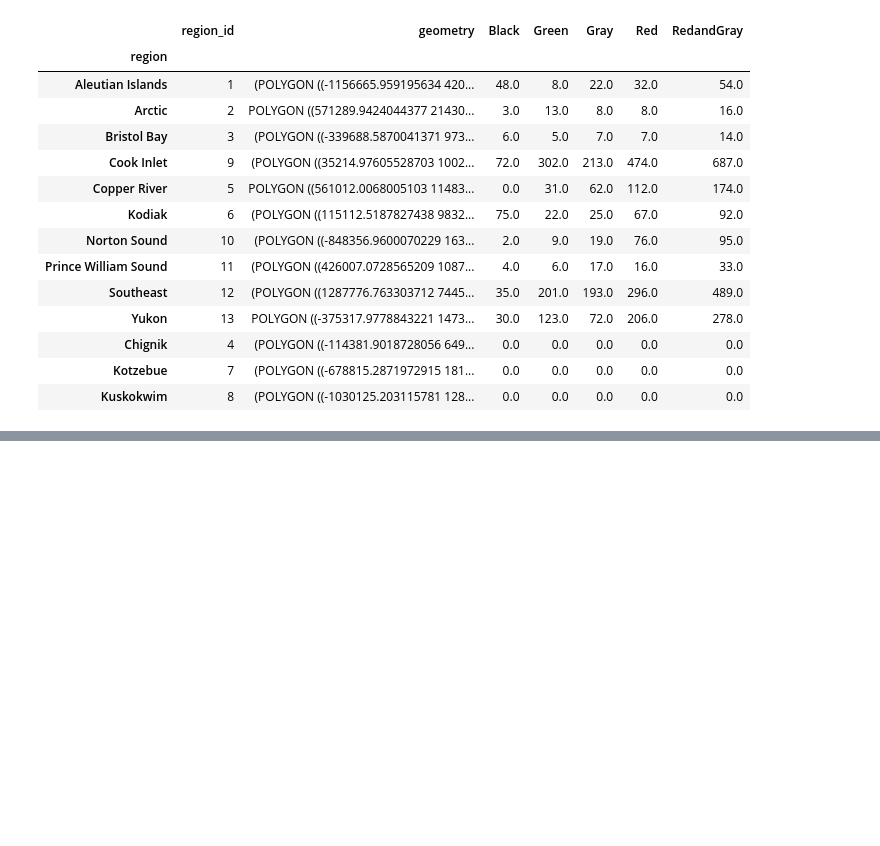
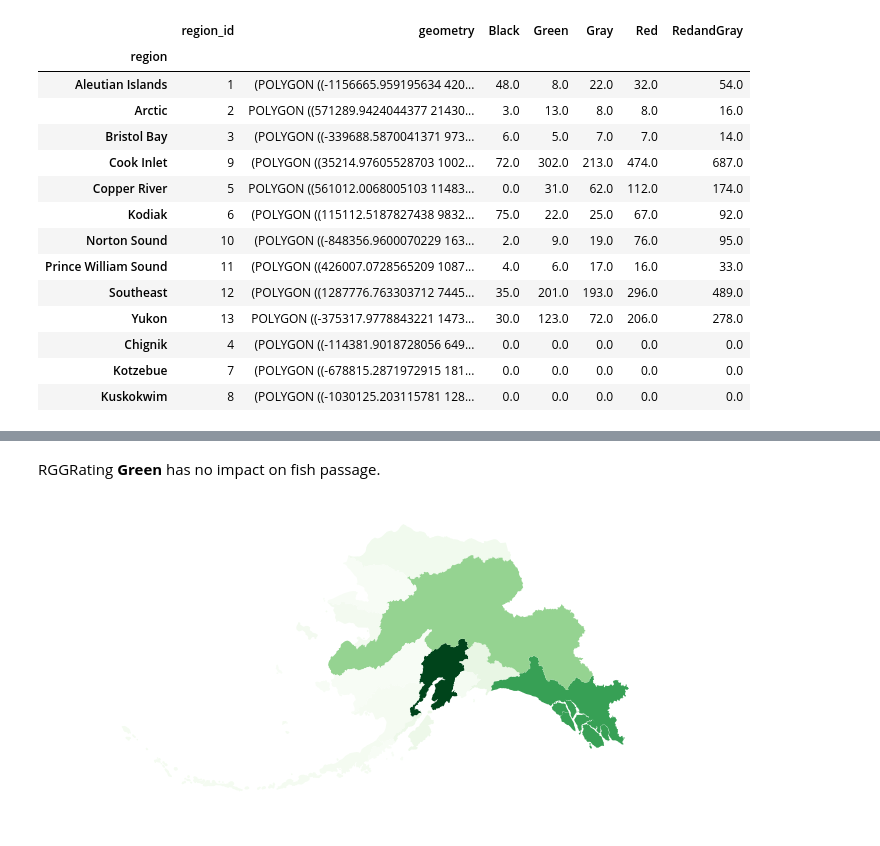
Before and after one commit to mariejohnson/spatial_analysis, a Jupyter notebook: fish_passage.ipynb, the cells around one changed output, grey strips where cells are left out. Cells and saved outputs as stored; diff of their text form; code cells hidden in the pictures; blank space fills up the shorter version.

```diff
--- a/fish_passage.ipynb
+++ b/fish_passage.ipynb
@@ -203,0 +171,9 @@ TypeError: Invalid dimensions for image data
+# %% [markdown]
+RGGRating __Green__ has no impact on fish passage.
+# %%
+fig, ax = subplots(1,1,figsize=(10,10))
+ax = final_gdf.plot(column='Green', cmap='Greens', ax=ax, linewidth=0.4)
+ax.set_axis_off()
+boo = ax.axes.set_aspect('equal')
+# %% [output]
+[figure, added]
```
Also changed, not shown: parts of 33 cells of this notebook.
